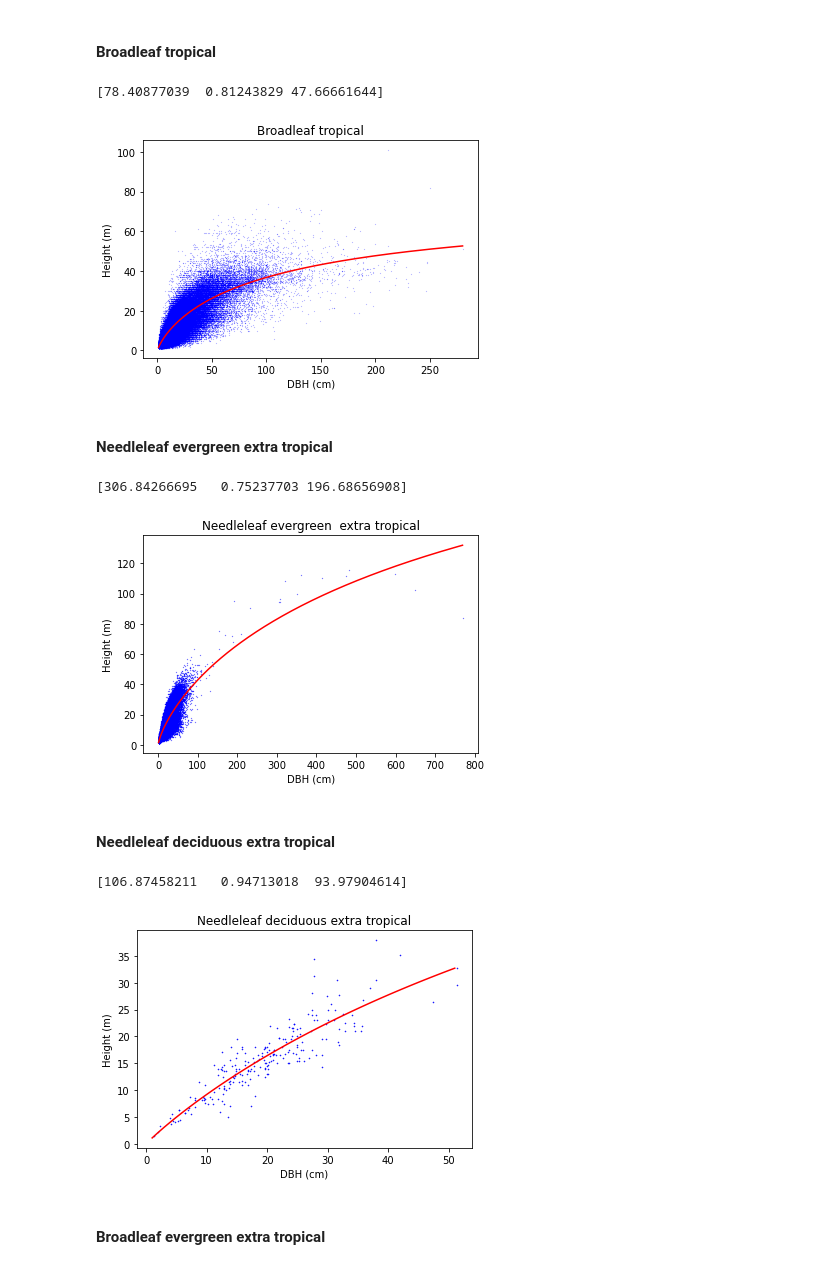
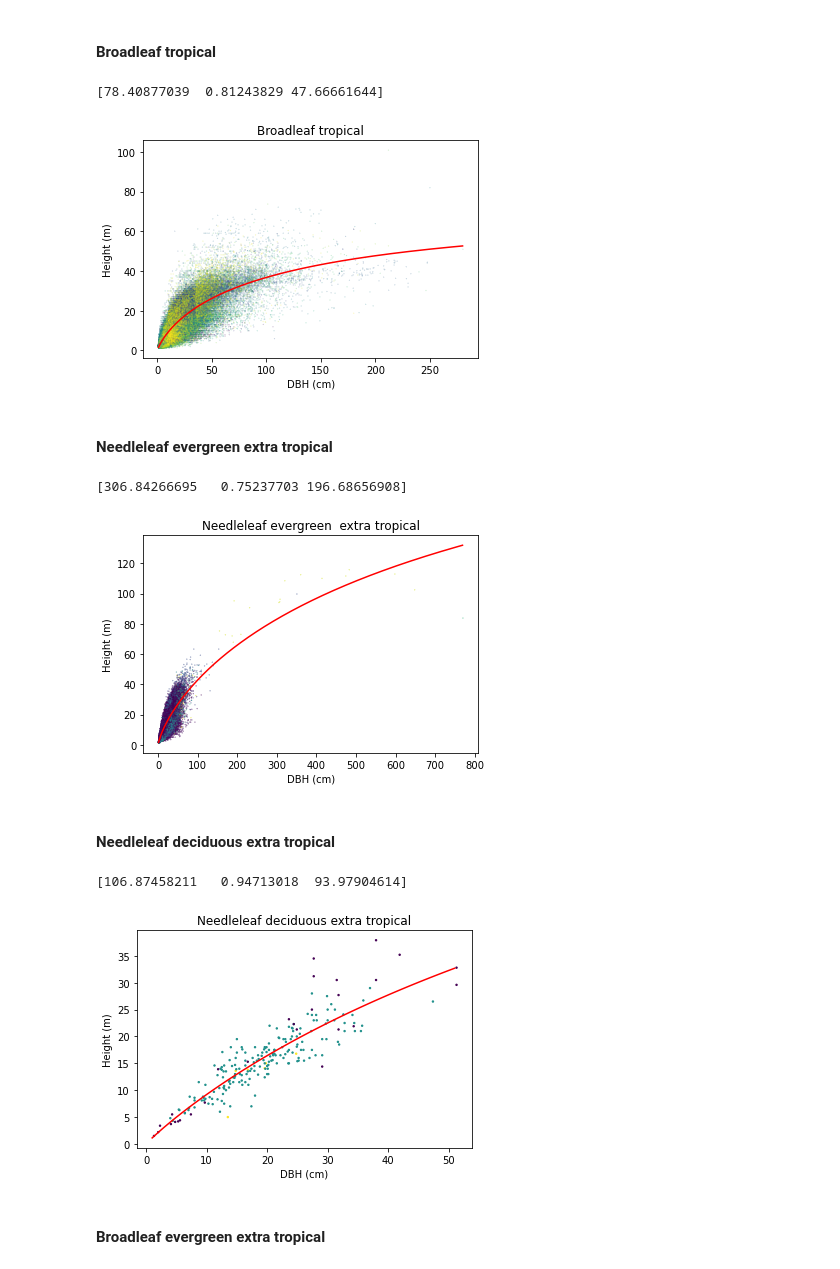
Before and after one commit to JessicaNeedham/FATES-plotting-scripts, a Jupyter notebook: v2_Tallo_analysis_global.ipynb, the cells around one changed output. Saved outputs shown, nothing was run; the diff lists cells and outputs as text; code cells hidden in the pictures.

```diff
--- a/v2_Tallo_analysis_global.ipynb
+++ b/v2_Tallo_analysis_global.ipynb
@@ -454,27 +454,27 @@ initial_guess = [58.0, 0.73, 21.8]
 # %%
 # Broadleaf tropical
 bltr = df_tallo[df_tallo.PFT_tallo=='broadleaf_tropical']
 bltr =  bltr.dropna(subset=['height', 'dbh'])
 # remove outliers
 bltr = bltr[bltr['height_outlier'] == 'N']
 
 height_ps_bltr, height_cov_bltr = curve_fit(f=d2hmc, xdata=np.array(bltr['dbh']), ydata=np.array(bltr['height']),
                                            p0=initial_guess)
 
 dbh_bltr = np.arange(1,bltr['dbh'].max(),1)
 
 bltr_curve = [d2hmc(d, height_ps_bltr[0], height_ps_bltr[1], height_ps_bltr[2])  for  d  in dbh_bltr]
 
-plt.scatter(bltr.dbh, bltr.height, s=0.01, color='blue')
+plt.scatter(bltr.dbh, bltr.height, s=0.01, c=pd.factorize(bltr['species'])[0])
 plt.plot(dbh_bltr, bltr_curve, color='red')
 plt.xlabel('DBH (cm)')
 plt.ylabel('Height (m)')
 plt.title('Broadleaf tropical')
 
 print(height_ps_bltr)
 # %% [output]
 [78.40877039  0.81243829 47.66661644]
-[figure, old version]
+[figure, new version]
 # %% [markdown]
 #### Needleleaf evergreen extra tropical
 # %%
@@ -491,7 +491,7 @@ dbh_nleex = np.arange(1,nleex['dbh'].max(),1)
 
 nleex_curve = [d2hmc(d, height_ps_nleex[0], height_ps_nleex[1], height_ps_nleex[2])  for  d  in dbh_nleex]
 
-plt.scatter(nleex.dbh, nleex.height, s=0.05, color='blue')
+plt.scatter(nleex.dbh, nleex.height, s=0.05, c=pd.factorize(nleex['species'])[0])
 plt.plot(dbh_nleex, nleex_curve, color='red')
 plt.xlabel('DBH (cm)')
 plt.ylabel('Height (m)')
@@ -500,7 +500,7 @@ plt.title('Needleleaf evergreen  extra tropical')
 print(height_ps_nleex)
 # %% [output]
 [306.84266695   0.75237703 196.68656908]
-[figure, old version]
+[figure, new version]
 # %% [markdown]
 #### Needleleaf deciduous extra tropical
 # %%
@@ -517,7 +517,7 @@ dbh_nldex = np.arange(1,nldex['dbh'].max(),1)
 
 nldex_curve = [d2hmc(d, height_ps_nldex[0], height_ps_nldex[1], height_ps_nldex[2])  for  d  in dbh_nldex]
 
-plt.scatter(nldex.dbh, nldex.height, s=0.3, color='blue')
+plt.scatter(nldex.dbh, nldex.height, s=2, c=pd.factorize(nldex['species'])[0])
 plt.plot(dbh_nldex, nldex_curve, color='red')
 plt.xlabel('DBH (cm)')
 plt.ylabel('Height (m)')
@@ -526,7 +526,7 @@ plt.title('Needleleaf deciduous extra tropical')
 print(height_ps_nldex)
 # %% [output]
 [106.87458211   0.94713018  93.97904614]
-[figure, old version]
+[figure, new version]
 # %% [markdown]
 #### Broadleaf evergreen extra tropical
 # %%
```
Also changed, not shown: parts of 12 cells of this notebook.
